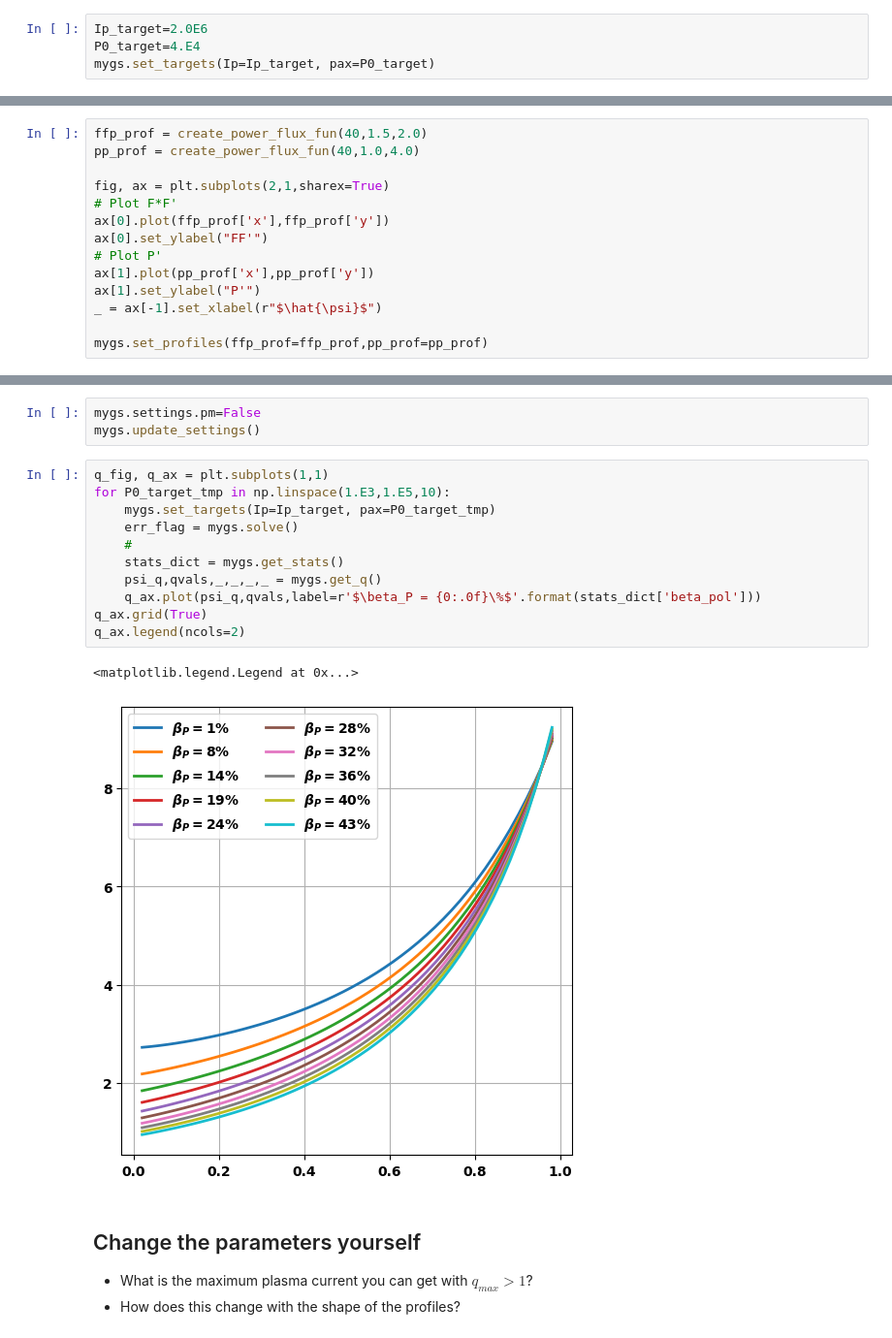
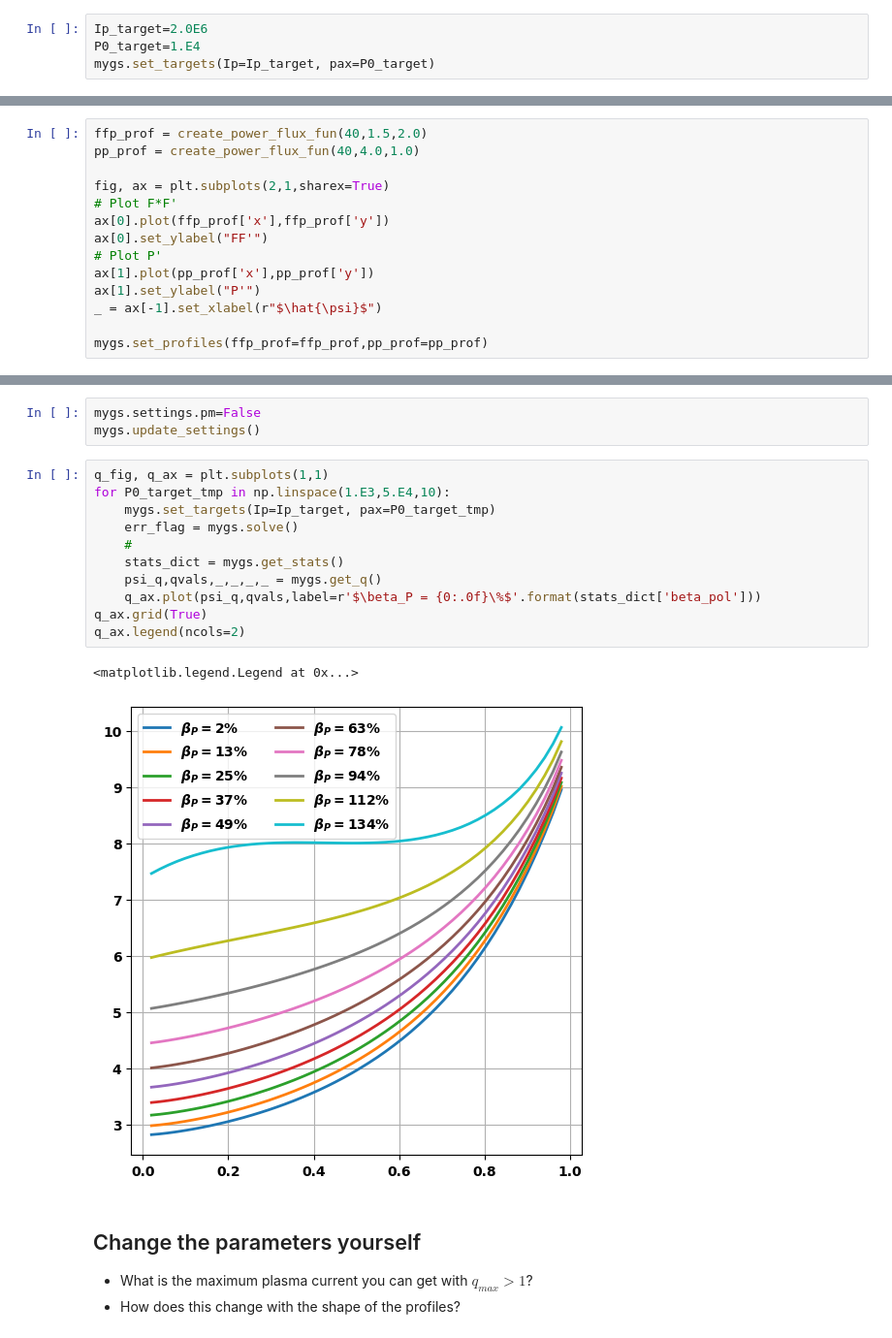
Before and after one commit to OpenFUSIONToolkit/OpenFUSIONToolkit-Tutorials, a Jupyter notebook: PPPL_SULI-2024/ex1-fixed_boundary.ipynb, the cells around one changed output, grey strips where cells are left out. Shown: that part at 97% size. Drawn from its saved outputs; the diff is of its cells as text.

```diff
--- a/PPPL_SULI-2024/ex1-fixed_boundary.ipynb
+++ b/PPPL_SULI-2024/ex1-fixed_boundary.ipynb
@@ -154,7 +154,7 @@ mygs.setup(order=2, F0=5.3*6.2)
 For the Grad-Shafranov solve we define targets for the plasma current and the ratio the F*F' and P' contributions to the plasma current, which is approximately related to $\beta_p$ as Ip_ratio = $1/\beta_p - 1$.
 # %%
 Ip_target=2.0E6
-P0_target=4.E4
+P0_target=1.E4
 mygs.set_targets(Ip=Ip_target, pax=P0_target)
 # %% [markdown]
 ### Define flux functions
@@ -163,7 +163,7 @@ Although TokaMaker has a "default" profile for the F\*F' and P' terms this shoul
 **Note:** More tools to aide in setting these profiles are coming soon
 # %%
 ffp_prof = create_power_flux_fun(40,1.5,2.0)
-pp_prof = create_power_flux_fun(40,1.0,4.0)
+pp_prof = create_power_flux_fun(40,4.0,1.0)
 
 fig, ax = plt.subplots(2,1,sharex=True)
 # Plot F*F'
@@ -238,18 +241,18 @@ mygs.settings.pm=False
 mygs.update_settings()
 # %%
 q_fig, q_ax = plt.subplots(1,1)
-for P0_target_tmp in np.linspace(1.E3,1.E5,10):
+for P0_target_tmp in np.linspace(1.E3,5.E4,10):
     mygs.set_targets(Ip=Ip_target, pax=P0_target_tmp)
     err_flag = mygs.solve()
     #
     stats_dict = mygs.get_stats()
     psi_q,qvals,_,_,_,_ = mygs.get_q()
     q_ax.plot(psi_q,qvals,label=r'$\beta_P = {0:.0f}\%$'.format(stats_dict['beta_pol']))
 q_ax.grid(True)
 q_ax.legend(ncols=2)
 # %% [output]
 <matplotlib.legend.Legend at 0x...>
-[figure, old version]
+[figure, new version]
 # %% [markdown]
 ## Change the parameters yourself
 
```
Also changed, not shown: parts of 3 cells of this notebook, 2 other files.
